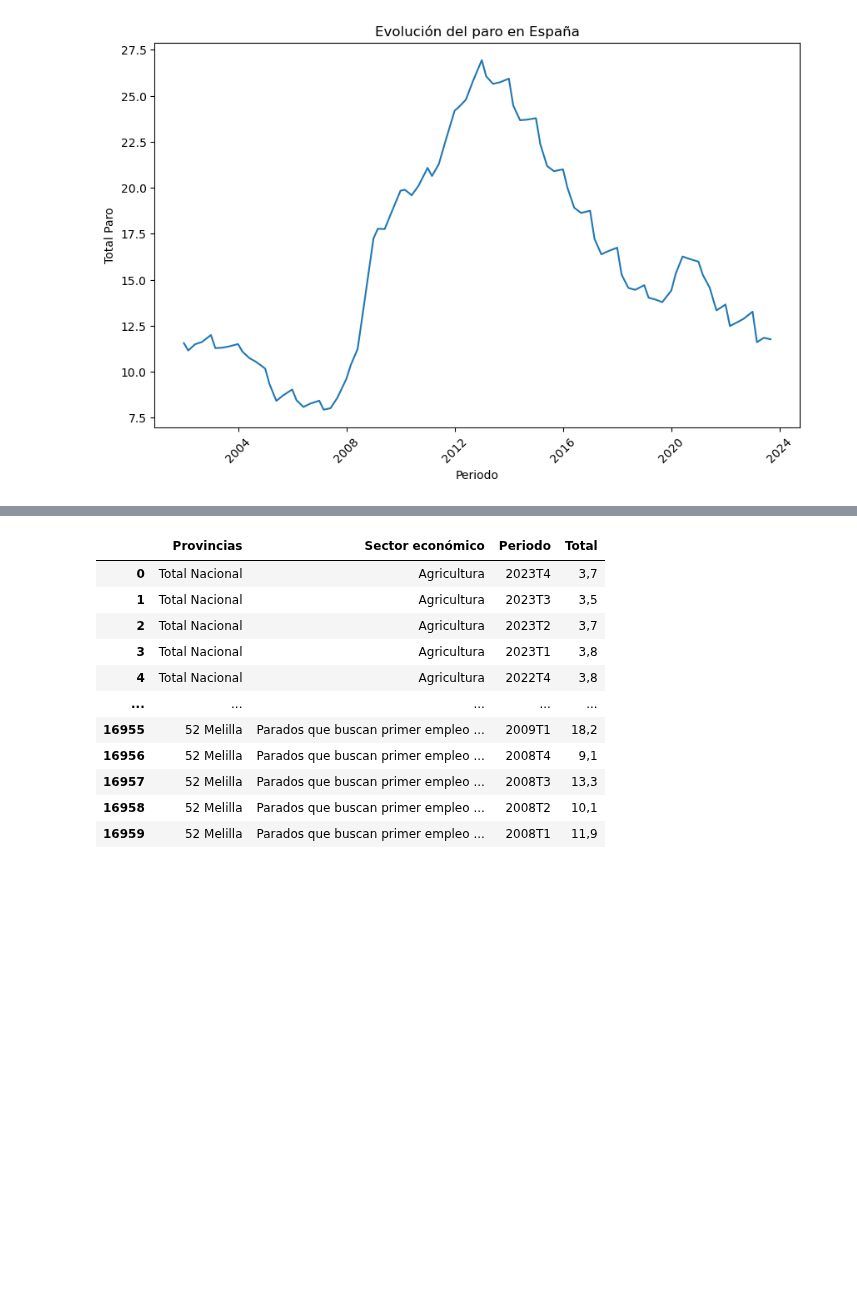
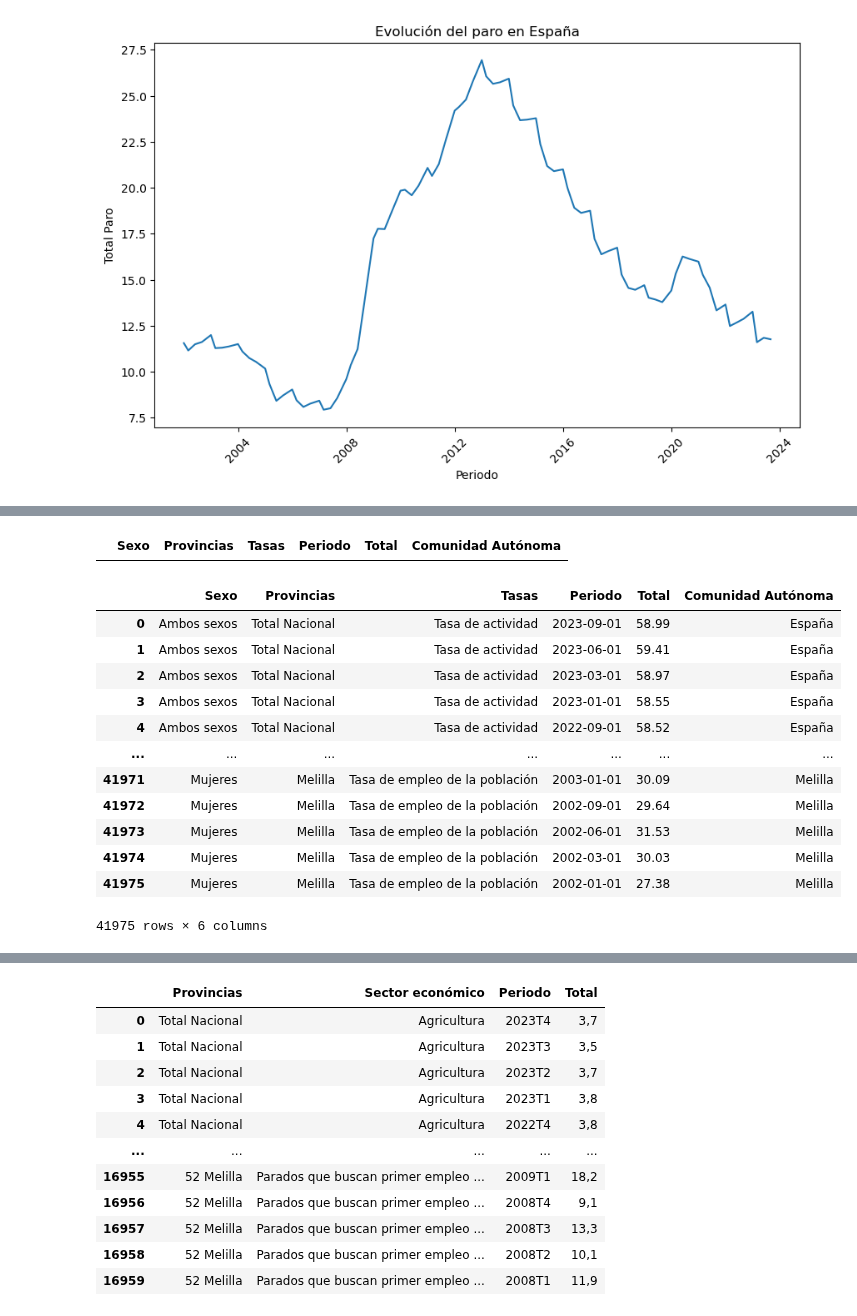
Before and after one commit to Gbau11/Empleo-Espa-a, a Jupyter notebook: code/paro_actividad.ipynb, the cells around one changed output, grey strips where cells are left out. Drawn from its saved outputs; the diff is of its cells as text; code cells hidden in the pictures; blank space fills up the shorter version.

```diff
--- a/code/paro_actividad.ipynb
+++ b/code/paro_actividad.ipynb
@@ -252,0 +333,21 @@ act_sec = pd.read_csv('../data/%activos_sector_provincia.csv', sep=';')
+# %%
+tasas['Provincias'] = tasas['Provincias'].apply(lambda x: ''.join(filter(lambda char: not char.isdigit(), x)))
+# %%
+tasas['Provincias'] = tasas['Provincias'].str.strip()
+# %%
+tasas['Provincias'] = tasas['Provincias'].replace({
+    'Araba/Álava': 'Alava',
+    'Alicante/Alacant': 'Alicante',
+    'Castellón/Castelló': 'Castellón',
+    'Valencia/València': 'Valencia',
+    'Bizkaia': 'Vizcaya',
+    'Coruña, A':'A Coruña',
+    'Santa Cruz de Tenerife':'Santa Cruz de Tenerife',
+    'Palmas, Las':'Las Palmas',
+    'Ciudad Real':'Ciudad Real',
+    'Balears, Illes':'Islas Baleares',
+    'Rioja, La':'La Rioja',
+    'Lleida':'Lérida',
+})
+# %%
+tasas['Comunidad Autónoma'] = tasas['Provincias'].map({provincia: comunidad for comunidad, provincias in comunidades_autonomas.items() for provincia in provincias})
@@ -252,0 +364,20 @@ act_sec = pd.read_csv('../data/%activos_sector_provincia.csv', sep=';')
+# %%
+tasas[tasas['Comunidad Autónoma'].isnull()]
+# %% [output]
+|  | Sexo | Provincias | Tasas | Periodo | Total | Comunidad Autónoma |
+# %%
+tasas
+# %% [output]
+|  | Sexo | Provincias | Tasas | Periodo | Total | Comunidad Autónoma |
+| 0 | Ambos sexos | Total Nacional | Tasa de actividad | 2023-09-01 | 58.99 | España |
+| 1 | Ambos sexos | Total Nacional | Tasa de actividad | 2023-06-01 | 59.41 | España |
+| 2 | Ambos sexos | Total Nacional | Tasa de actividad | 2023-03-01 | 58.97 | España |
+| 3 | Ambos sexos | Total Nacional | Tasa de actividad | 2023-01-01 | 58.55 | España |
+| 4 | Ambos sexos | Total Nacional | Tasa de actividad | 2022-09-01 | 58.52 | España |
+| ... | ... | ... | ... | ... | ... | ... |
+| 41971 | Mujeres | Melilla | Tasa de empleo de la población | 2003-01-01 | 30.09 | Melilla |
+| 41972 | Mujeres | Melilla | Tasa de empleo de la población | 2002-09-01 | 29.64 | Melilla |
+| 41973 | Mujeres | Melilla | Tasa de empleo de la población | 2002-06-01 | 31.53 | Melilla |
+| 41974 | Mujeres | Melilla | Tasa de empleo de la población | 2002-03-01 | 30.03 | Melilla |
+| 41975 | Mujeres | Melilla | Tasa de empleo de la población | 2002-01-01 | 27.38 | Melilla |
+41975 rows × 6 columns
```
Also changed, not shown: parts of 47 cells of this notebook.
